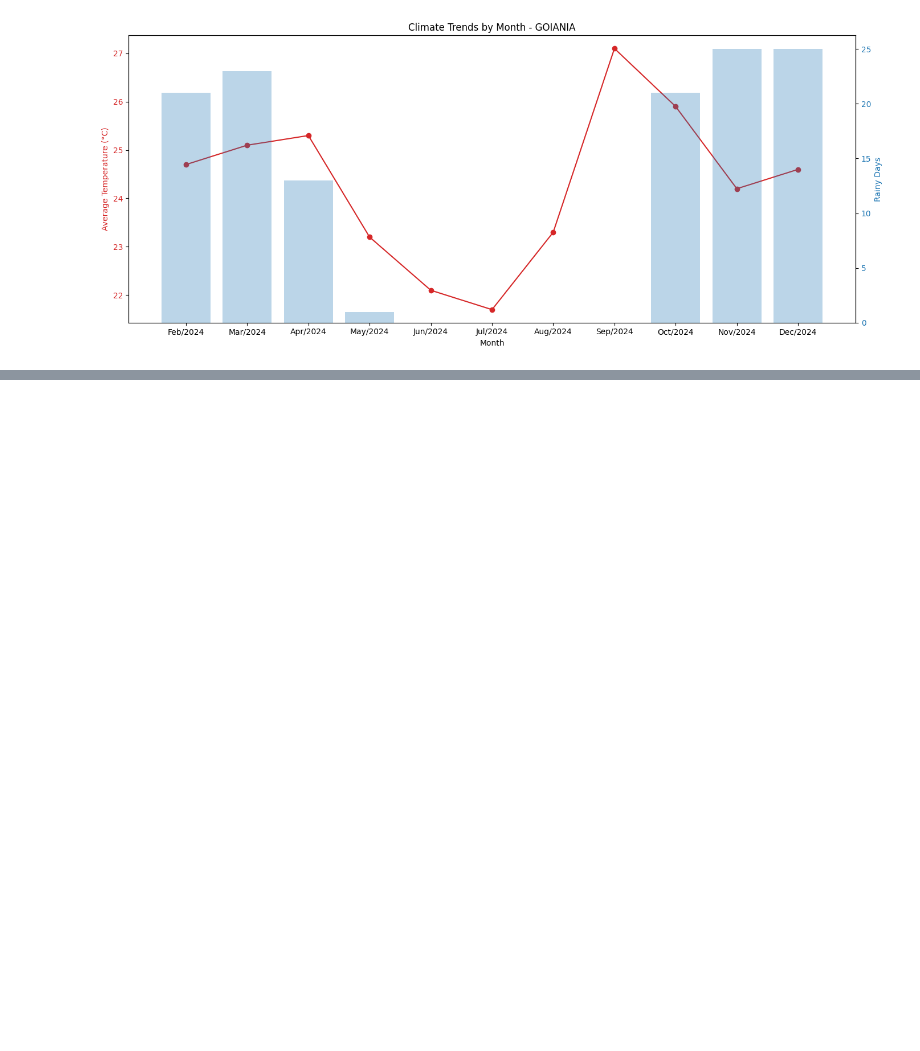
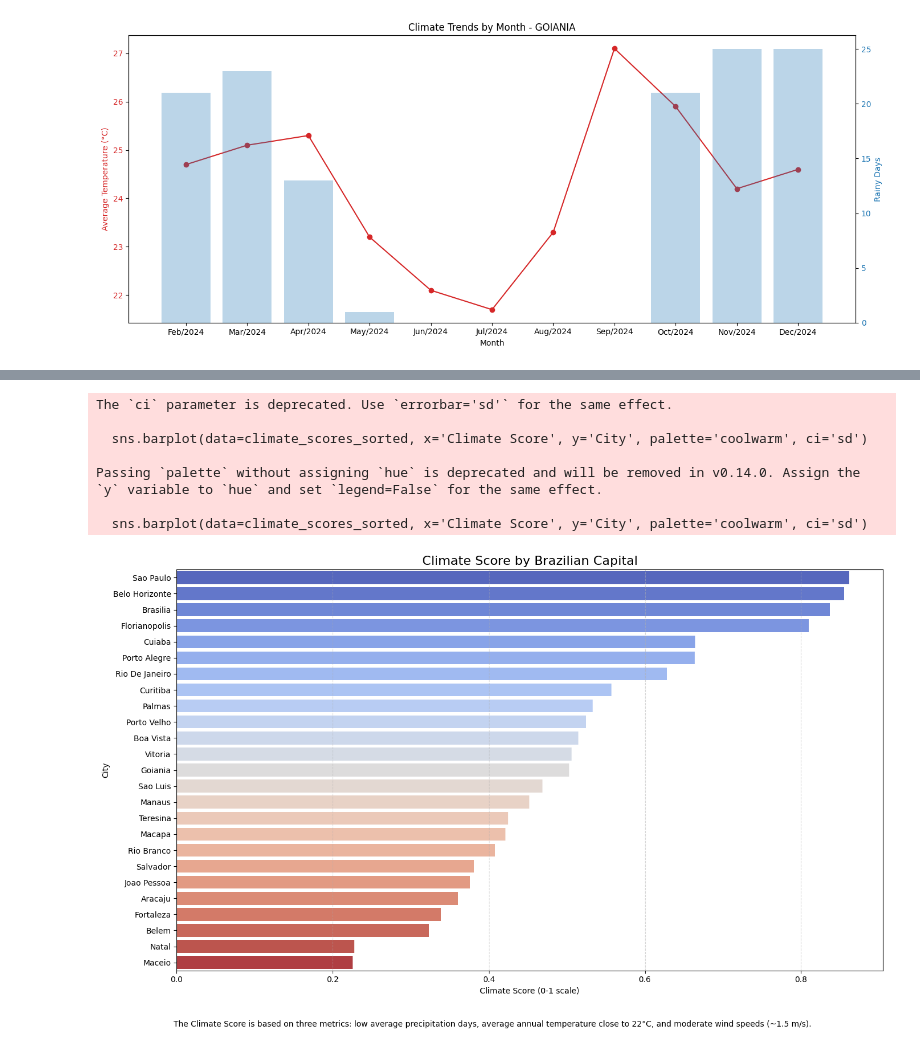
Before and after one commit to Samuelsnv2/Data-Science-Studies, a Jupyter notebook: Best_Cities_Remote_Work_Brazil/notebook/climate_analysis.ipynb, the cells around one changed output, grey strips where cells are left out. Cells and saved outputs as stored; diff of their text form; code cells hidden in the pictures; blank space fills up the shorter version.

```diff
--- a/Best_Cities_Remote_Work_Brazil/notebook/climate_analysis.ipynb
+++ b/Best_Cities_Remote_Work_Brazil/notebook/climate_analysis.ipynb
@@ -72,0 +201,30 @@ create_graphs(file_path)
+# %%
+from sklearn.preprocessing import MinMaxScaler
+import numpy as np
+
+# Copy original dataframe
+climate_scores = climate_df.copy()
+
+# ----------- 1. Score for Precipitation (lower is better) ------------
+# Normalize and invert
+scaler = MinMaxScaler()
+precip_scaled = scaler.fit_transform(climate_scores[['Avg Precipitation Days']])
+climate_scores['Precip Score'] = 1 - precip_scaled  # Invert so lower = higher score
+
+# ----------- 2. Score for Temperature (ideal around 20-24°C) ----------
+ideal_temp = 22  # Ideal temperature
+climate_scores['Temp Score'] = np.exp(-((climate_scores['Avg Annual Temperature (°C)'] - ideal_temp) ** 2) / 4)
+
+# ----------- 3. Score for Wind Speed (ideal around 1.5 m/s) ----------
+ideal_wind = 1.5
+climate_scores['Wind Score'] = np.exp(-((climate_scores['Avg Wind Speed (m/s)'] - ideal_wind) ** 2) / 2)
+
+# ----------- 4. Final Climate Score ------------
+climate_scores['Climate Score'] = climate_scores[['Precip Score', 'Temp Score', 'Wind Score']].mean(axis=1)
+
+# ----------- 5. Ranking ------------
+climate_scores_sorted = climate_scores.sort_values(by='Climate Score', ascending=False)
+
+# Display top cities with best climate conditions
+print(climate_scores_sorted[['City', 'Avg Precipitation Days', 'Avg Annual Temperature (°C)',
+                             'Avg Wind Speed (m/s)', 'Climate Score']].head(10))
@@ -72,0 +249,24 @@ create_graphs(file_path)
+# %%
+plt.figure(figsize=(14, 8))
+sns.barplot(data=climate_scores_sorted, x='Climate Score', y='City', palette='coolwarm', ci='sd')
+plt.title('Climate Score by Brazilian Capital', fontsize=16)
+plt.xlabel('Climate Score (0-1 scale)')
+plt.ylabel('City')
+plt.grid(axis='x', linestyle='--', alpha=0.6)
+
+# Caption
+plt.figtext(0.5, -0.05,
+            "The Climate Score is based on three metrics: low average precipitation days, average annual temperature close to 22°C, and moderate wind speeds (~1.5 m/s).",
+            wrap=True, horizontalalignment='center', fontsize=10)
+
+plt.tight_layout()
+plt.show()
+# %% [output]
+The `ci` parameter is deprecated. Use `errorbar='sd'` for the same effect.
+
+  sns.barplot(data=climate_scores_sorted, x='Climate Score', y='City', palette='coolwarm', ci='sd')
+
+Passing `palette` without assigning `hue` is deprecated and will be removed in v0.14.0. Assign the `y` variable to `hue` and set `legend=False` for the same effect.
+
+  sns.barplot(data=climate_scores_sorted, x='Climate Score', y='City', palette='coolwarm', ci='sd')
+[figure, added]
```
Also changed, not shown: parts of 6 cells of this notebook, 5 other files.
